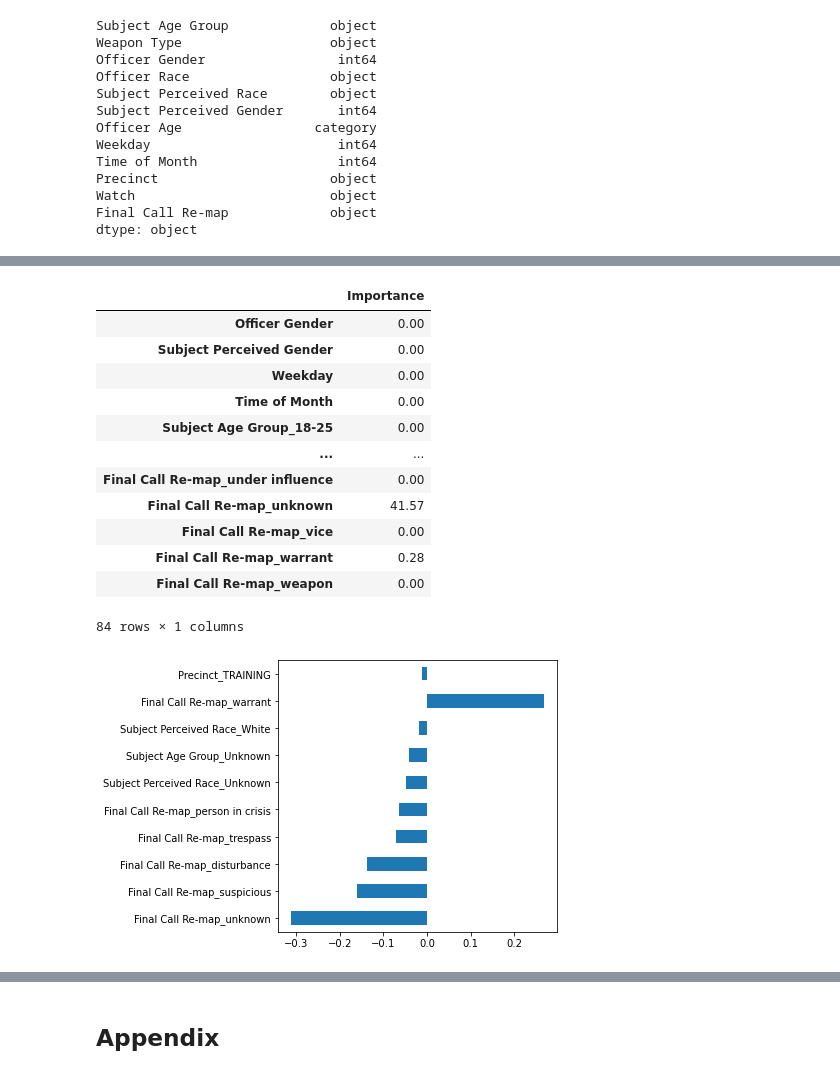
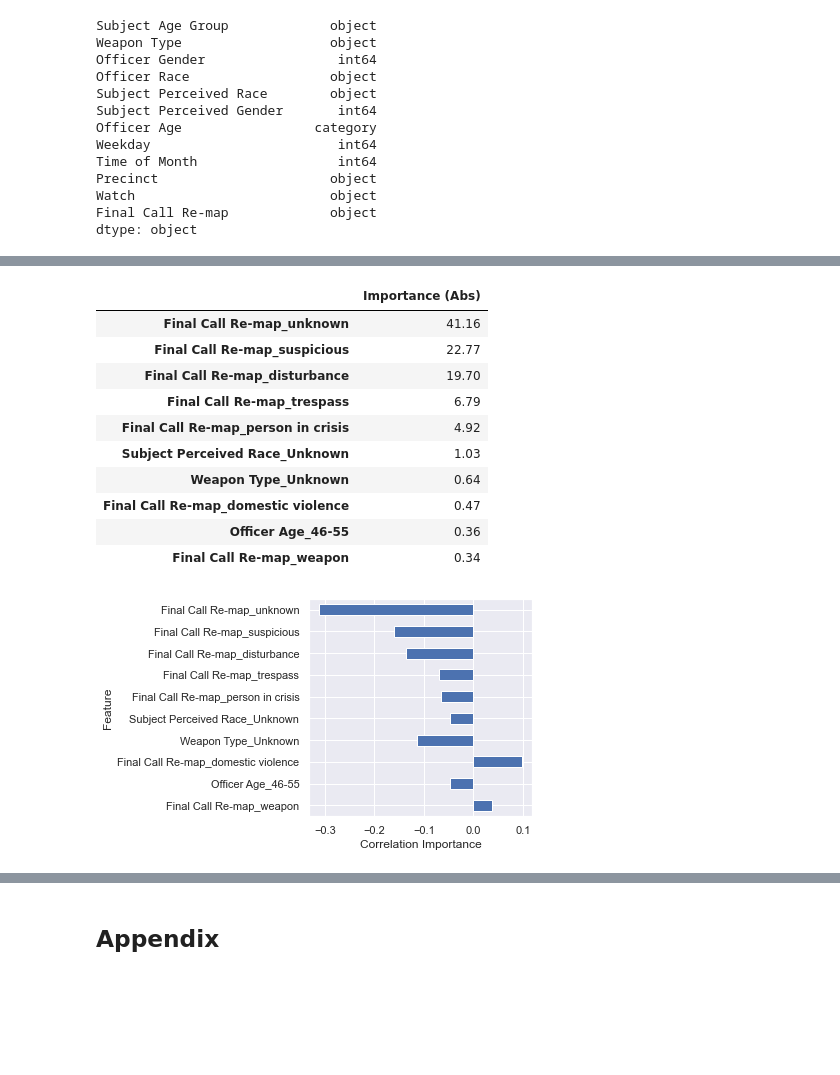
Before and after one commit to sn95033/Terry-Stops-Analysis, a Jupyter notebook: Terry Stops v10.ipynb, the cells around one changed output, grey strips where cells are left out. Cells and saved outputs as stored; diff of their text form; code cells hidden in the pictures; blank space fills up the shorter version.

```diff
--- a/Terry Stops v10.ipynb
+++ b/Terry Stops v10.ipynb
@@ -2269,6 +2105,7 @@ Final Call Re-map             object
 dtype: object
 # %%
 X = pd.get_dummies(final_call_df_to_split, drop_first=True)
+X.drop(columns = ['Watch_Unknown', 'Precinct_Unknown',], axis=1,inplace=True)
 category_cols = X.columns
 category_cols
 
@@ -2360,29 +2194,30 @@ comparison = pd.merge(comparison,comps, left_index = True, right_index=True)
 # %%
 importance = pd.DataFrame(cb_base.feature_importances_, index = X.columns)
-importance.rename(columns = {0: "Importance"}, inplace = True)
-importance
+
+importance.rename(columns = {0: "Importance (Abs)"}, inplace = True)
+
+importance.sort_values(ascending = False, by = "Importance (Abs)", inplace = True)
+importance.head(10)
 # %% [output]
-|  | Importance |
-| Officer Gender | 0.00 |
-| Subject Perceived Gender | 0.00 |
-| Weekday | 0.00 |
-| Time of Month | 0.00 |
-| Subject Age Group_18-25 | 0.00 |
-| ... | ... |
-| Final Call Re-map_under influence | 0.00 |
-| Final Call Re-map_unknown | 41.57 |
-| Final Call Re-map_vice | 0.00 |
-| Final Call Re-map_warrant | 0.28 |
-| Final Call Re-map_weapon | 0.00 |
+|  | Importance (Abs) |
+| Final Call Re-map_unknown | 41.16 |
+| Final Call Re-map_suspicious | 22.77 |
+| Final Call Re-map_disturbance | 19.70 |
+| Final Call Re-map_trespass | 6.79 |
+| Final Call Re-map_person in crisis | 4.92 |
+| Subject Perceived Race_Unknown | 1.03 |
+| Weapon Type_Unknown | 0.64 |
+| Final Call Re-map_domestic violence | 0.47 |
+| Officer Age_46-55 | 0.36 |
+| Final Call Re-map_weapon | 0.34 |
-84 rows × 1 columns
 # %%
 importance1 = pd.Series(cb_base.feature_importances_, index = X.columns)
-importance1.sort_values(ascending = False, inplace = True)
-top_features1 = importance1.head(10).index
+importance1.sort_values(ascending = True, inplace = True)
+top_features1 = importance1.tail(10).index
 importance2 = pd.concat([X,y], axis=1)[[*top_features1, 'Stop Resolution']].corr().loc['Stop Resolution']
 importance2.drop('Stop Resolution',inplace = True)
-importance2
-importance2.plot(kind = 'barh',figsize =(5,5));
+
+importance2.plot(kind = 'barh',figsize =(4,4)).set(xlabel='Correlation Importance', ylabel='Feature');
 # %% [output]
-[figure, old version]
+[figure, new version]
 # %%
```
Also changed, not shown: parts of 81 cells of this notebook, 34 other files.
